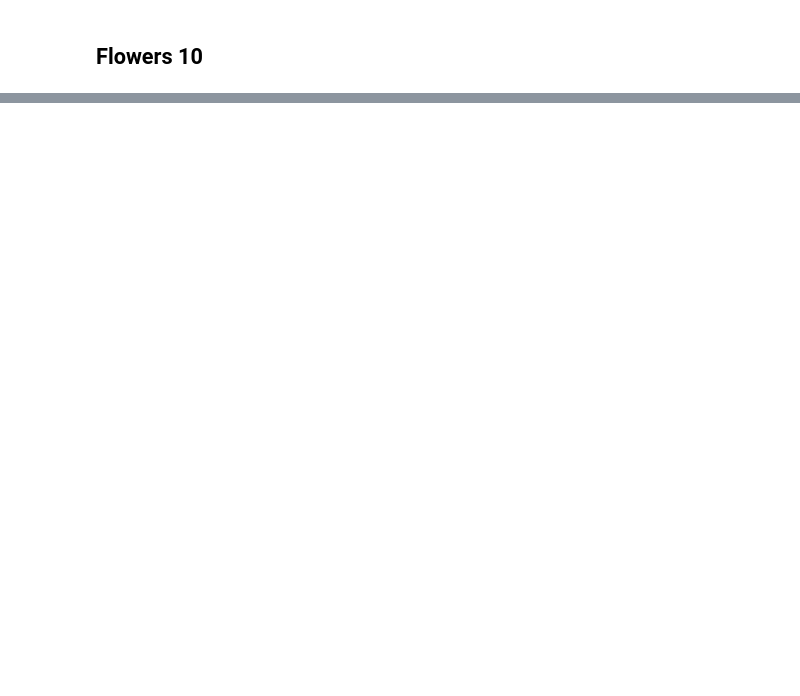
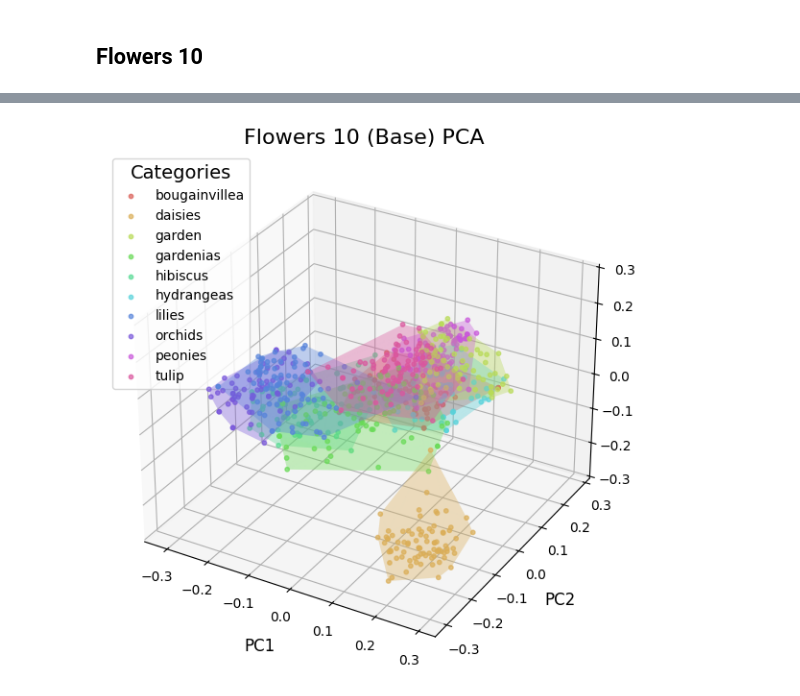
Before and after one commit to anthony-lamelas/CLIP_category_singularity, a Jupyter notebook: Tested_Datasets_and_Graphing/PCA.ipynb, the cells around one changed output, grey strips where cells are left out. Saved outputs shown, nothing was run; the diff lists cells and outputs as text; code cells hidden in the pictures; blank space fills up the shorter version.

```diff
--- a/Tested_Datasets_and_Graphing/PCA.ipynb
+++ b/Tested_Datasets_and_Graphing/PCA.ipynb
@@ -18,2 +83,7 @@ import Analysis_Without_IP
+# %%
+def parse_category(path):
+    filename = os.path.basename(path)
+    category = filename.split('/')[-1].split('_')[0]
+    return category.lower().strip()
 # %% [markdown]
 ## Flowers 10
@@ -68,37 +89,0 @@ from Analysis_Without_IP import (fl140)
-# %%
-# Flatten the fl140 dictionary into a mapping
-label_mapping = {}
-for key, values in fl140.items():
-    for value in values:
-        label_mapping[value.lower()] = key  # Map all variations to the main key
-
-# Apply the mapping to the labels
-df['label'] = df['label'].str.lower().map(label_mapping).fillna(df['label'])  # Fallback to original if not in mapping
-
-# Reload labels after mapping
-labels = df['label'].values
-
-# Perform PCA (as before)
-pca = PCA(n_components=3)
-reduced_data = pca.fit_transform(image_features)
-
-# Replot with grouped labels
-fig = plt.figure(figsize=(10, 7))
-ax = fig.add_subplot(111, projection='3d')
-
-# Unique categories after grouping
-unique_labels = np.unique(labels)
-colors = plt.cm.get_cmap("tab10", len(unique_labels))
-
-for i, label in enumerate(unique_labels):
-    idx = labels == label
-    ax.scatter(reduced_data[idx, 0], reduced_data[idx, 1], reduced_data[idx, 2],
-               label=label, alpha=0.8, s=50, color=colors(i))
-
-# Add axis labels and legend
-ax.set_title("3D PCA Plot of Flower Categories (Grouped)", fontsize=16)
-ax.set_xlabel(f"PC1 - {pca.explained_variance_ratio_[0]*100:.2f}% variance", fontsize=12)
-ax.set_ylabel(f"PC2 - {pca.explained_variance_ratio_[1]*100:.2f}% variance", fontsize=12)
-ax.set_zlabel(f"PC3 - {pca.explained_variance_ratio_[2]*100:.2f}% variance", fontsize=12)
-ax.legend(title="Categories", loc="best", fontsize=10)
-plt.show()
@@ -106,0 +211,5 @@ plt.show()
+# %%
+fl140embeddings = pd.read_csv('WithoutIP/flowers10/fl140embeddings.csv', header=None)
+flowers_plot_pca(fl140embeddings, "Flowers 10 (Base) PCA")
+# %% [output]
+[figure, added]
```
Also changed, not shown: parts of 16 cells of this notebook, 5 other files.
